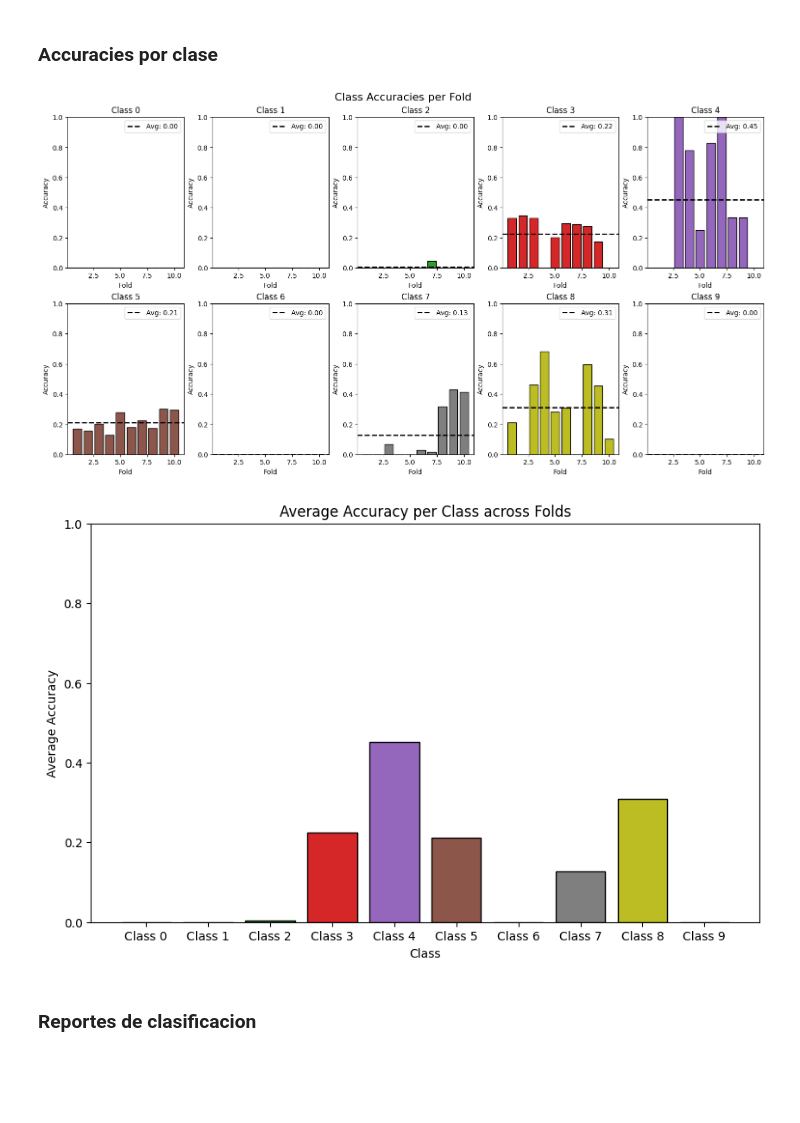
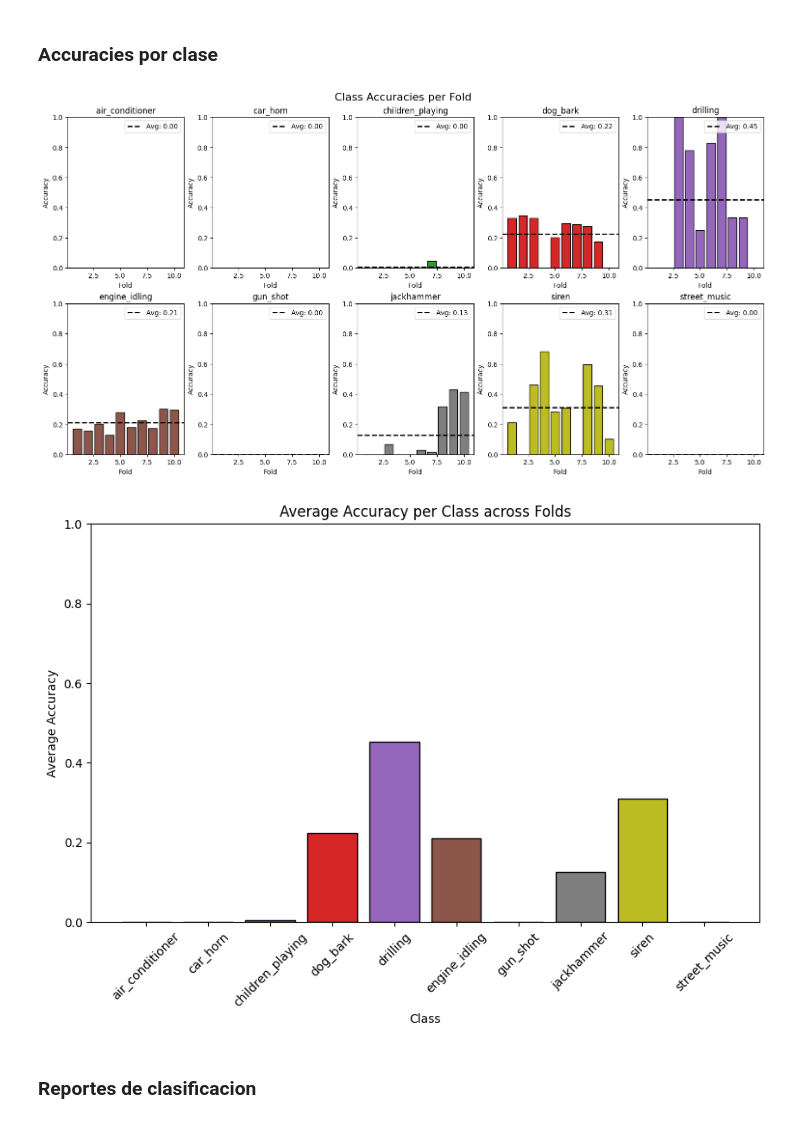
Before and after one commit to LeivaDiego/Urban-Audio-Classification, a Jupyter notebook: LSTM_Model.ipynb, the cells around one changed output. Saved outputs shown, nothing was run; the diff lists cells and outputs as text; code cells hidden in the pictures; blank space fills up the shorter version.

Commit message:
Uptaded plots with class mappings

```diff
--- a/LSTM_Model.ipynb
+++ b/LSTM_Model.ipynb
@@ -55,8 +55,17 @@ metadata = pd.read_csv('data/UrbanSound8K/metadata/UrbanSound8K.csv')
 files = metadata['slice_file_name'].values
 labels = metadata['classID'].values
 folds = metadata['fold'].values
+classes = metadata['class'].values
 
 # Creacion de directorios
 paths = [
     os.path.join(AUDIO_PATH + f"fold{fold}", file) for fold, file in zip(folds, files)
 ]
+
+# Crear y ordenar el diccionario de mapeo classID -> class
+class_mapping = dict(sorted(metadata[['classID', 'class']].drop_duplicates().set_index('classID')['class'].to_dict().items()))
+
+# Ver el mapeo resultante
+print("-"*15, " Mapeo de clases ", "-"*15)
+for key, value in class_mapping.items():
+    print(f"{key}: {value}")
@@ -532,7 +555,7 @@ for class_idx in range(num_classes):
     # Accuracies de cada fold para la clase actual
     accuracies_per_fold = class_accuracies_val[:, class_idx]
 
-    # signar un color único a todas las barras del subplot (un color distinto por subplot)
+    # Asignar un color único a todas las barras del subplot (un color distinto por subplot)
     color_option = cmap(class_idx % 10)
 
     # Mismo color para todas las barras en el subplot, pero distinto para cada clase
@@ -542,7 +565,9 @@ for class_idx in range(num_classes):
     avg_accuracy = mean_class_accuracies_val[class_idx]
     ax.axhline(y=avg_accuracy, color='black', linestyle='--', label=f'Avg: {avg_accuracy:.2f}', linewidth=2)
 
-    ax.set_title(f'Class {class_idx}')
+    # Usar el mapeo para el título de cada clase
+    class_name = class_mapping.get(class_idx, f'Class {class_idx}')
+    ax.set_title(class_name)
     ax.set_xlabel('Fold')
     ax.set_ylabel('Accuracy')
     ax.set_ylim(0, 1)
@@ -550,19 +575,23 @@ for class_idx in range(num_classes):
 
 plt.show()
 # %% [output]
-[figure, old version]
+[figure, new version]
 # %%
 # Crear el gráfico de barras
 plt.figure(figsize=(10, 6))
 plt.bar(range(num_classes), mean_class_accuracies_val, color=colors, edgecolor='black')
 plt.xlabel('Class')
 plt.ylabel('Average Accuracy')
 plt.title('Average Accuracy per Class across Folds')
 plt.ylim(0, 1)
-plt.xticks(range(num_classes), [f'Class {i}' for i in range(num_classes)])
+
+# Usar el mapeo para mostrar los nombres de las clases en el eje x
+class_labels = [class_mapping.get(i, f'Class {i}') for i in range(num_classes)]
+plt.xticks(range(num_classes), class_labels, rotation=45)
+
 plt.show()
 # %% [output]
-[figure, old version]
+[figure, new version]
 # %% [markdown]
 ### Reportes de clasificacion
 # %%
```
Also changed, not shown: parts of 4 cells of this notebook.
